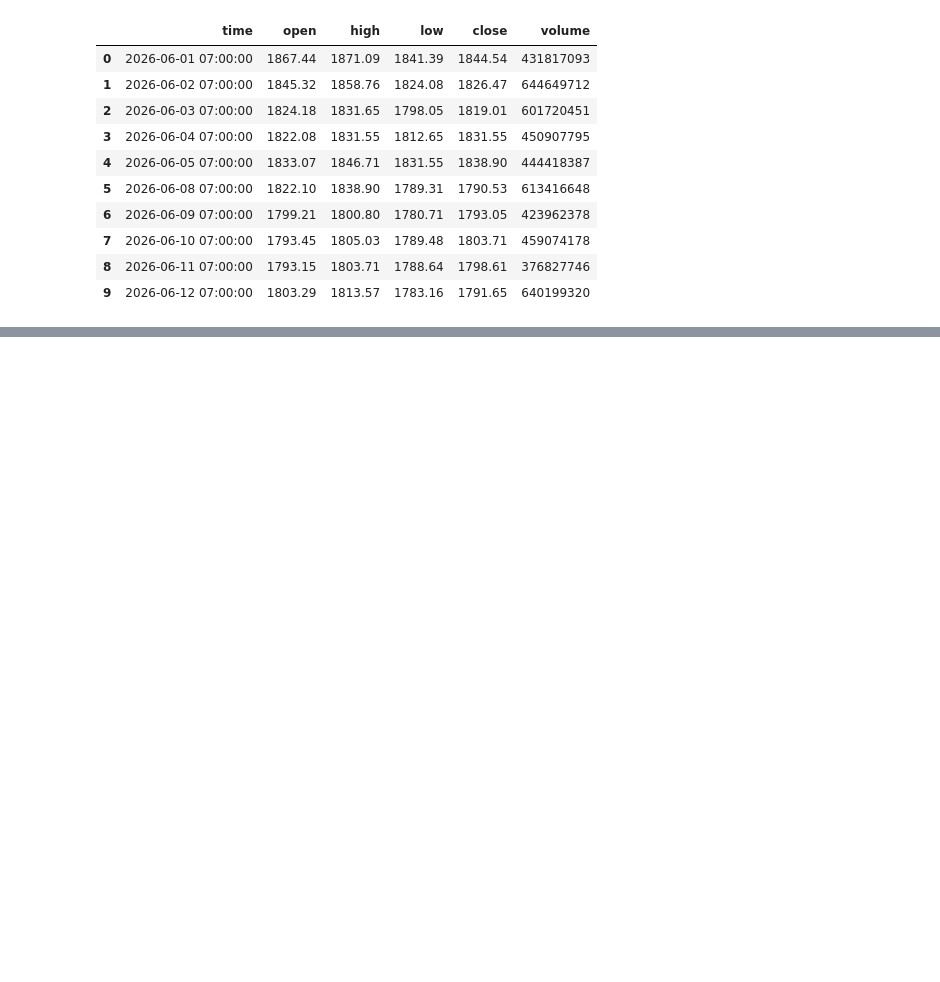
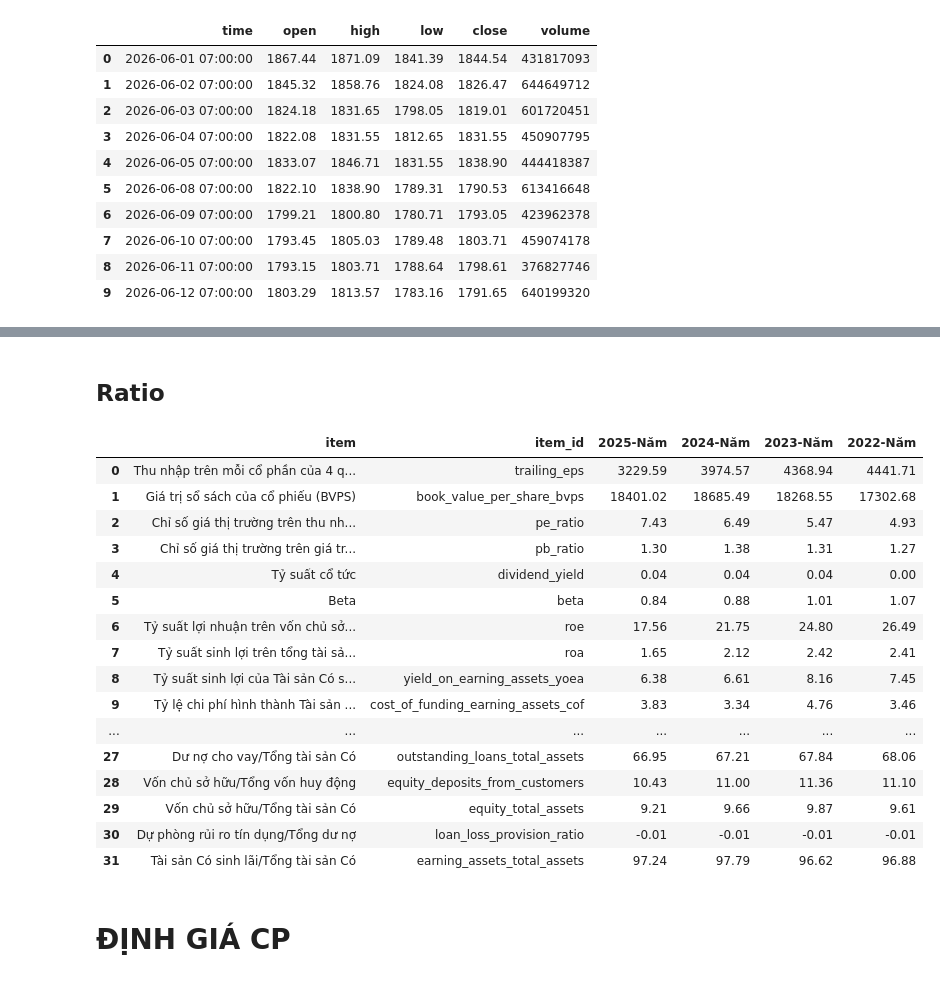
Before and after one commit to Tuanajax/Note_Everthing, a Jupyter notebook: Untitled0.ipynb, the cells around one changed output, grey strips where cells are left out. Saved outputs shown, nothing was run; the diff lists cells and outputs as text; code cells hidden in the pictures; blank space fills up the shorter version.

```diff
--- a/Untitled0.ipynb
+++ b/Untitled0.ipynb
@@ -104,0 +338,24 @@ plt.show()
+# %% [markdown]
+## **Ratio**
+# %%
+finance.ratio(period='year')
+# %% [output]
+|  | item | item_id | 2025-Năm | 2024-Năm | 2023-Năm | 2022-Năm |
+| 0 | Thu nhập trên mỗi cổ phần của 4 q... | trailing_eps | 3229.59 | 3974.57 | 4368.94 | 4441.71 |
+| 1 | Giá trị sổ sách của cổ phiếu (BVPS) | book_value_per_share_bvps | 18401.02 | 18685.49 | 18268.55 | 17302.68 |
+| 2 | Chỉ số giá thị trường trên thu nh... | pe_ratio | 7.43 | 6.49 | 5.47 | 4.93 |
+| 3 | Chỉ số giá thị trường trên giá tr... | pb_ratio | 1.30 | 1.38 | 1.31 | 1.27 |
+| 4 | Tỷ suất cổ tức | dividend_yield | 0.04 | 0.04 | 0.04 | 0.00 |
+| 5 | Beta | beta | 0.84 | 0.88 | 1.01 | 1.07 |
+| 6 | Tỷ suất lợi nhuận trên vốn chủ sở... | roe | 17.56 | 21.75 | 24.80 | 26.49 |
+| 7 | Tỷ suất sinh lợi trên tổng tài sả... | roa | 1.65 | 2.12 | 2.42 | 2.41 |
+| 8 | Tỷ suất sinh lợi của Tài sản Có s... | yield_on_earning_assets_yoea | 6.38 | 6.61 | 8.16 | 7.45 |
+| 9 | Tỷ lệ chi phí hình thành Tài sản ... | cost_of_funding_earning_assets_cof | 3.83 | 3.34 | 4.76 | 3.46 |
+| ... | ... | ... | ... | ... | ... | ... |
+| 27 | Dư nợ cho vay/Tổng tài sản Có | outstanding_loans_total_assets | 66.95 | 67.21 | 67.84 | 68.06 |
+| 28 | Vốn chủ sở hữu/Tổng vốn huy động | equity_deposits_from_customers | 10.43 | 11.00 | 11.36 | 11.10 |
+| 29 | Vốn chủ sở hữu/Tổng tài sản Có | equity_total_assets | 9.21 | 9.66 | 9.87 | 9.61 |
+| 30 | Dự phòng rủi ro tín dụng/Tổng dư nợ | loan_loss_provision_ratio | -0.01 | -0.01 | -0.01 | -0.01 |
+| 31 | Tài sản Có sinh lãi/Tổng tài sản Có | earning_assets_total_assets | 97.24 | 97.79 | 96.62 | 96.88 |
+# %% [markdown]
+# **ĐỊNH GIÁ CP**
```
Also changed, not shown: parts of 43 cells of this notebook.
